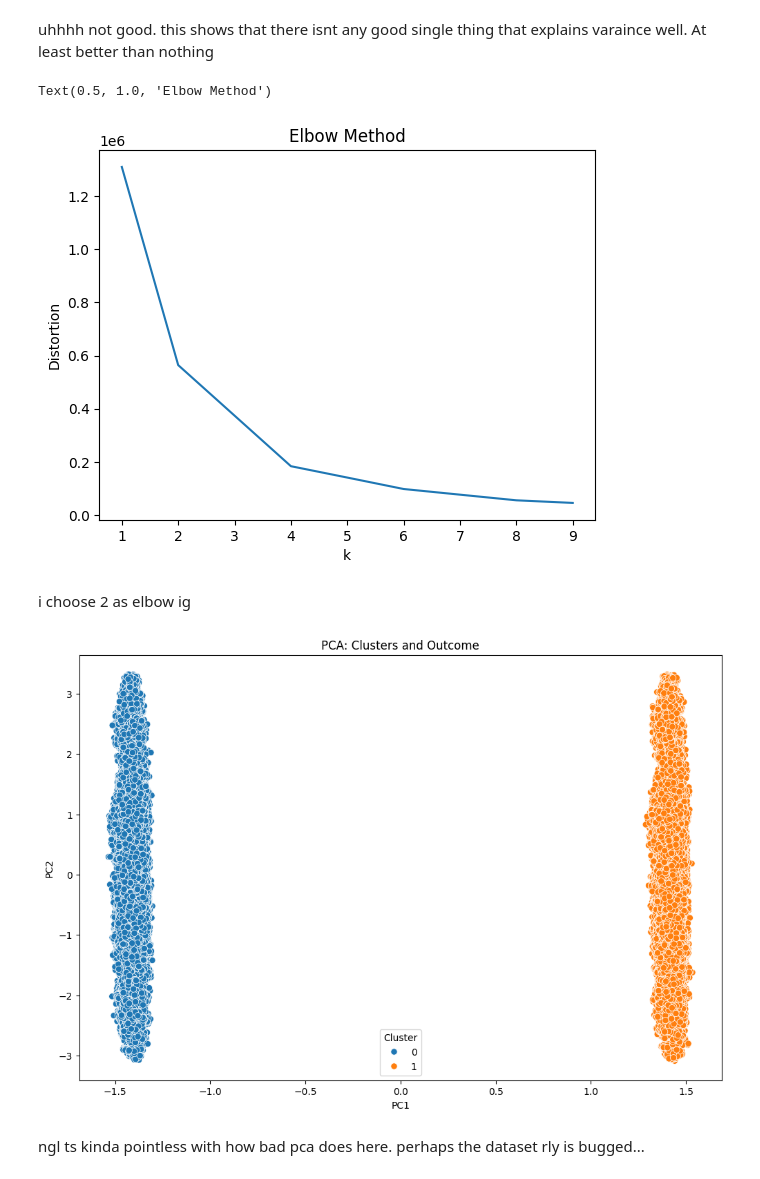
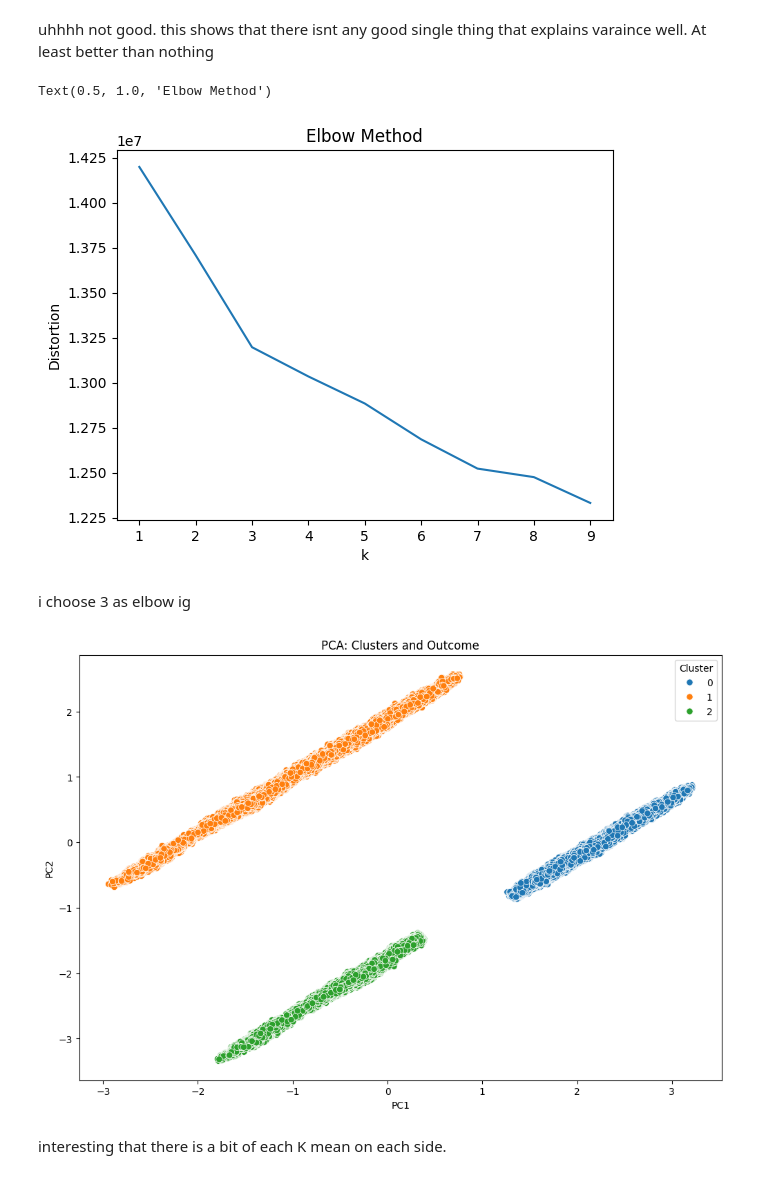
Before and after one commit to kchen3490/cmsc320-final, a Jupyter notebook: notebook.ipynb, the cells around one changed output. Drawn from its saved outputs; the diff is of its cells as text; code cells hidden in the pictures.

```diff
--- a/notebook.ipynb
+++ b/notebook.ipynb
@@ -29,7 +29,7 @@ pd.set_option('display.max_columns', None)
 ### Read CSV file:
 # %%
 # heart_attack_df = pd.read_csv('~/Downloads/heart_attack_dataset.csv')
-heart_attack_df = pd.read_csv('../heart_attack_dataset.csv')
+heart_attack_df = pd.read_csv('heart_attack_dataset.csv')
 # %% [markdown]
 ### Remove Rows with NULL values:
 # %%
@@ -350,16 +381,6 @@ knn_model = KNeighborsClassifier()
 k_folds = 5
 skf = StratifiedKFold(n_splits=k_folds, shuffle=True, random_state=42)
 
-# X should be all the features minus outcome, Y should be the outcome
-X = for_ml_heart_attack_df.drop('Outcome', axis='columns')
-Y = for_ml_heart_attack_df['Outcome']
-
-# split the data
-X_train, X_test, y_train, y_test = train_test_split(X, Y, test_size=0.2)
-
-# Scaling the X data
-X_train = StandardScaler().fit_transform(X_train)
-X_test = StandardScaler().fit_transform(X_test)
 
 # check if knn model is accurate using training data and cross validation
 cross_validation_accuracy = cross_val_score(knn_model, X_train, y_train, cv=skf)
@@ -508,7 +512,8 @@ array([3.57215461e-02, 2.69945443e-02, 2.69745825e-02, 2.69213997e-02,
 
 seed = 42
 # k_cluster = 3
-X_scaled = StandardScaler().fit_transform(X)
+# X_scaled = StandardScaler().fit_transform(X)
+X_scaled = StandardScaler().fit_transform(X_train)
 
 pca = PCA()
 # X_pca = pca.fit_transform(X_scaled)
@@ -529,7 +534,7 @@ Text(0, 0.5, 'cumulative explained variance')
 # %% [markdown]
 uhhhh not good. this shows that there isnt any good single thing that explains varaince well. At least better than nothing
 # %%
-pca = PCA(n_components=2)
+pca = PCA(n_components=36)
 X_pca = pca.fit_transform(X_scaled)
 
 
@@ -552,26 +557,27 @@ plt.ylabel('Distortion')
 plt.title("Elbow Method")
 # %% [output]
 Text(0.5, 1.0, 'Elbow Method')
-[figure, old version]
+[figure, new version]
 # %% [markdown]
-i choose 2 as elbow ig
+i choose 3 as elbow ig
 # %%
-def plot_clusters(X, labels, rating, title, xlabel, ylabel):
+def plot_clusters(Xer,  title, xlabel, ylabel, for_ml_df_0):
+    for_ml_df = pd.DataFrame(for_ml_df_0, columns=X.columns)
     fig, ax = plt.subplots(figsize=(12, 8))
-    kmeans = KMeans(n_clusters=2, random_state=seed).fit(X)
-    for_ml_heart_attack_df['Cluster'] = pd.Categorical(kmeans.labels_)
-    sns.scatterplot(x=X[:, 0],y=X[:, 1], hue="Cluster", data=for_ml_heart_attack_df,s=45,legend="full")
+    kmeans = KMeans(n_clusters=3, random_state=seed).fit(Xer)
+    for_ml_df['Cluster'] = pd.Categorical(kmeans.labels_)
+    sns.scatterplot(x=Xer[:, 0],y=Xer[:, 1], hue="Cluster", data=for_ml_df,s=45,legend="full")
     # plt.legend(labels=[features[0], features[1], features[2], features[3]])
 
     plt.title(title)
     plt.xlabel(xlabel)
     plt.ylabel(ylabel)
     plt.show()
 
-plot_clusters(X_pca, pca_labels, for_ml_heart_attack_df['Outcome'],
-              'PCA: Clusters and Outcome', 'PC1', 'PC2')
+plotclusterxtrain = X_train.copy()
+plot_clusters(X_pca, 'PCA: Clusters and Outcome', 'PC1', 'PC2', plotclusterxtrain)
 # %% [output]
-[figure, old version]
+[figure, new version]
-# %% [markdown]
-ngl ts kinda pointless with how bad pca does here. perhaps the dataset rly is bugged...
+# %% [markdown]
+interesting that there is a bit of each K mean on each side.
 # %%
```
Also changed, not shown: parts of 16 cells of this notebook.
